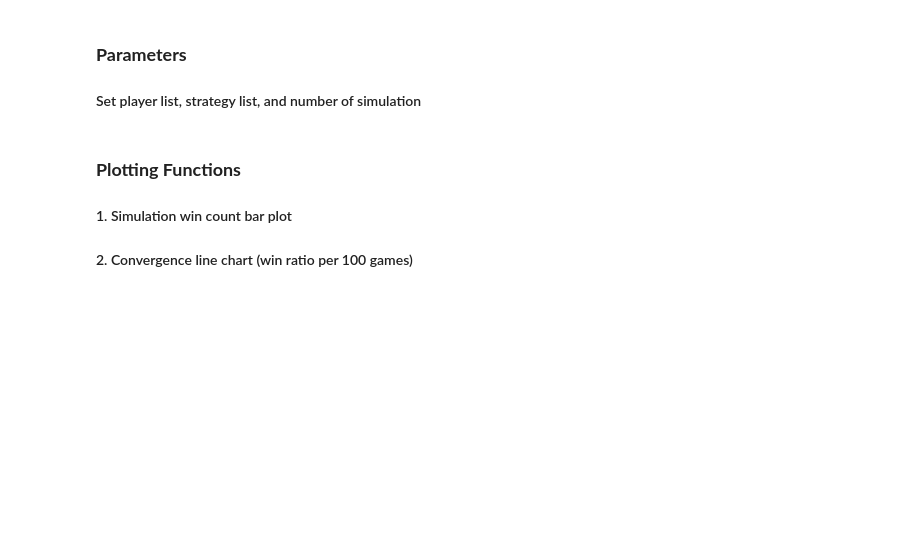
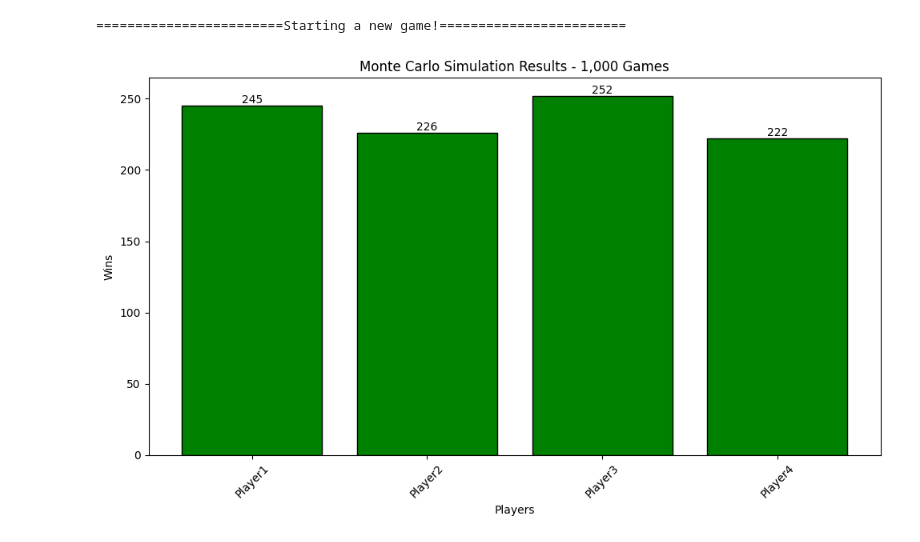
Before and after one commit to rscohen2/2024Fall_projects_LoveLettersGame, a Jupyter notebook: Simulation_plots.ipynb, the cells around one changed output. Drawn from its saved outputs; the diff is of its cells as text; code cells hidden in the pictures; blank space fills up the shorter version.

```diff
--- a/Simulation_plots.ipynb
+++ b/Simulation_plots.ipynb
@@ -1,8 +3,6 @@
 # %%
 import matplotlib.pyplot as plt
-from IPython.utils import io
 from game import *
-from game_sim import run_the_sim, experiment_fix_order, experiment_random_order, experiment_fix_order_same_strategy
+
+def run_the_sim(game):
+    return game.play_until_winner()
-# %% [markdown]
-### **Parameters**
-#### Set player list, strategy list, and number of simulation
@@ -14,4 +9,42 @@ num_games = 10000
-# %% [markdown]
-### **Plotting Functions**
-#### 1. Simulation win count bar plot
-#### 2. Convergence line chart (win ratio per 100 games)
+# %%
+player_list = ["Player1", "Player2", "Player3", "Player4"]
+strategies = ["strategy_1", "strategy_2", "strategy_3", "strategy_4"]
+
+players = create_players(player_list, strategies)
+game = Game(players)
+
+win_counts = {player: 0 for player in player_list}
+tie_count = 0
+results = []
+# %% [output]
+========================Starting a new game!========================
+# %%
+# Run 1,000 simulations
+for i in range(0, 1000):
+    winner = run_the_sim(game)
+    if winner in win_counts:
+        win_counts[winner] += 1
+        results.append(winner)
+    elif winner == "Tie":
+        tie_count += 1
+        #results.append("Tie")
+# %%
+# Plotting for 1,000 simulations
+
+player_counts = {player: results.count(player) for player in player_list}
+
+plt.figure(figsize=(10, 6))
+bars = plt.bar(player_counts.keys(), player_counts.values(), color='green', edgecolor='black')
+
+for bar in bars:
+    height = bar.get_height()
+    plt.text(bar.get_x() + bar.get_width() / 2, height, str(height), ha='center', va='bottom', fontsize=10)
+
+plt.title("Monte Carlo Simulation Results - 1,000 Games")
+plt.xlabel("Players")
+plt.ylabel("Wins")
+plt.xticks(rotation=45)
+plt.tight_layout()
+plt.show()
+# %% [output]
+[figure, added]
```
Also changed, not shown: parts of 13 cells of this notebook, 1 other file.
